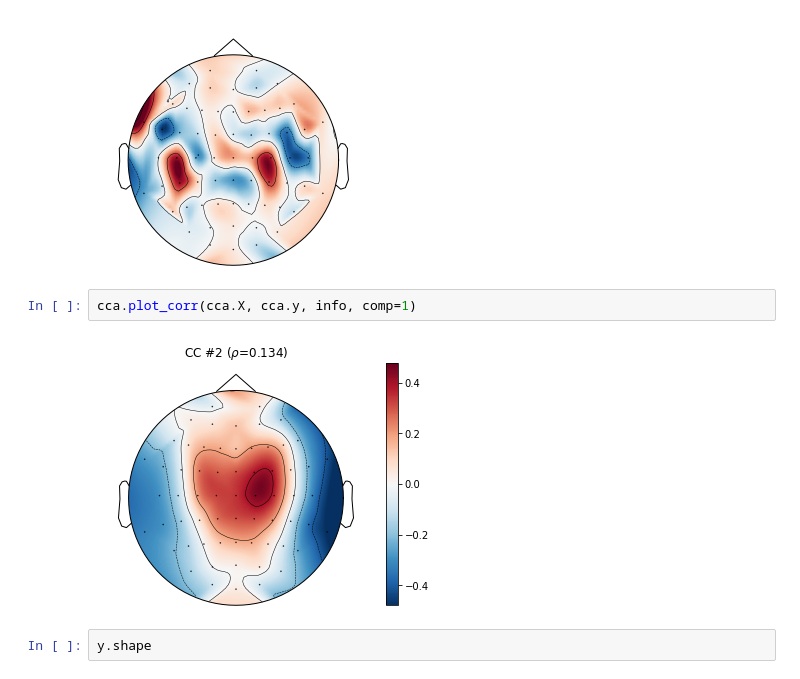
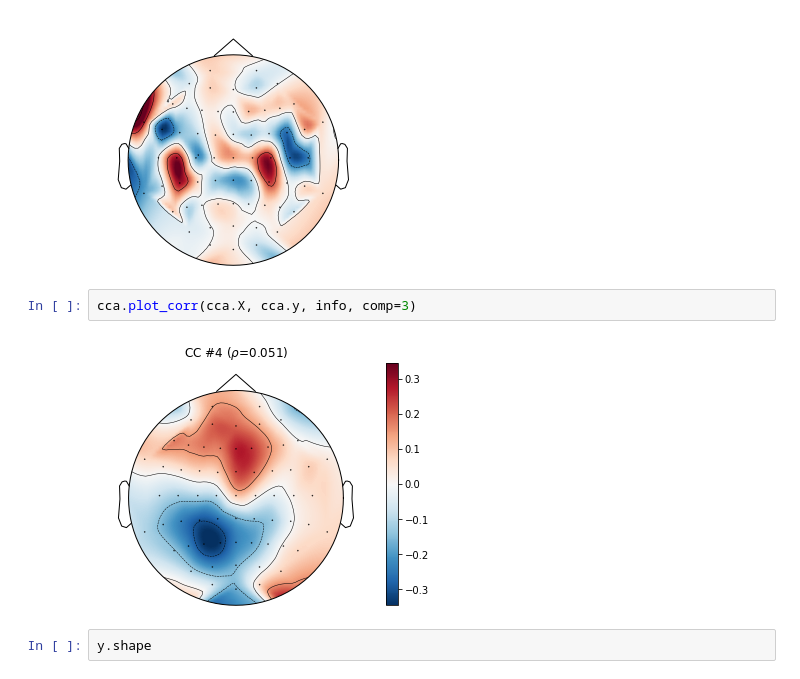
Before and after one commit to Hugo-W/pyEEG, a Jupyter notebook: docs/source/examples/CCA_envelope_p4.ipynb, the cells around one changed output. Cells and saved outputs as stored; diff of their text form.

```diff
--- a/docs/source/examples/CCA_envelope_p4.ipynb
+++ b/docs/source/examples/CCA_envelope_p4.ipynb
@@ -114,9 +114,9 @@ cca.plot_spatial_filter(info,comp=0)
 # %% [output]
 [figure]
 # %%
-cca.plot_corr(cca.X, cca.y, info, comp=1)
+cca.plot_corr(cca.X, cca.y, info, comp=3)
 # %% [output]
-[figure, old version]
+[figure, new version]
 # %%
 y.shape
 # %% [output]
```
Also changed, not shown: parts of 16 cells of this notebook.
